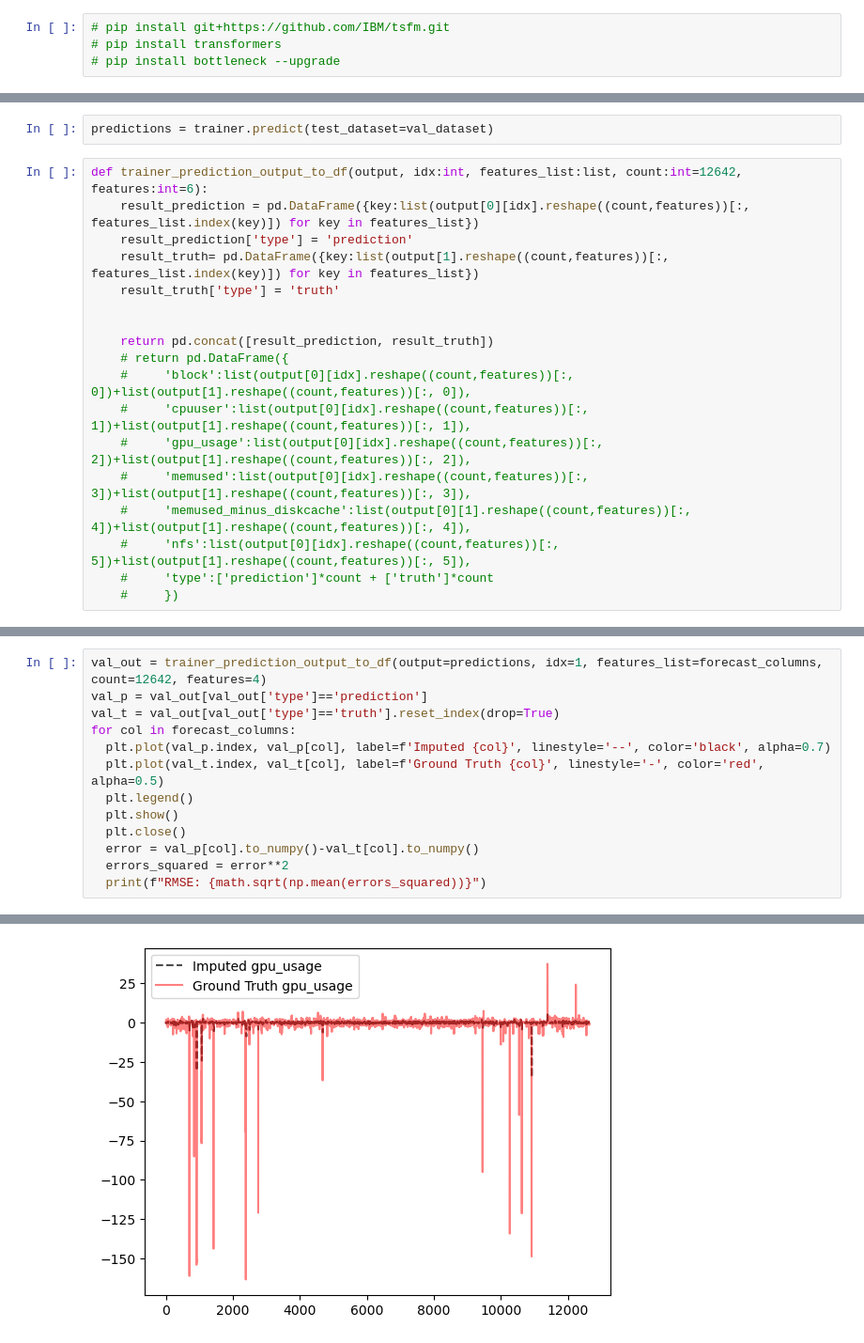
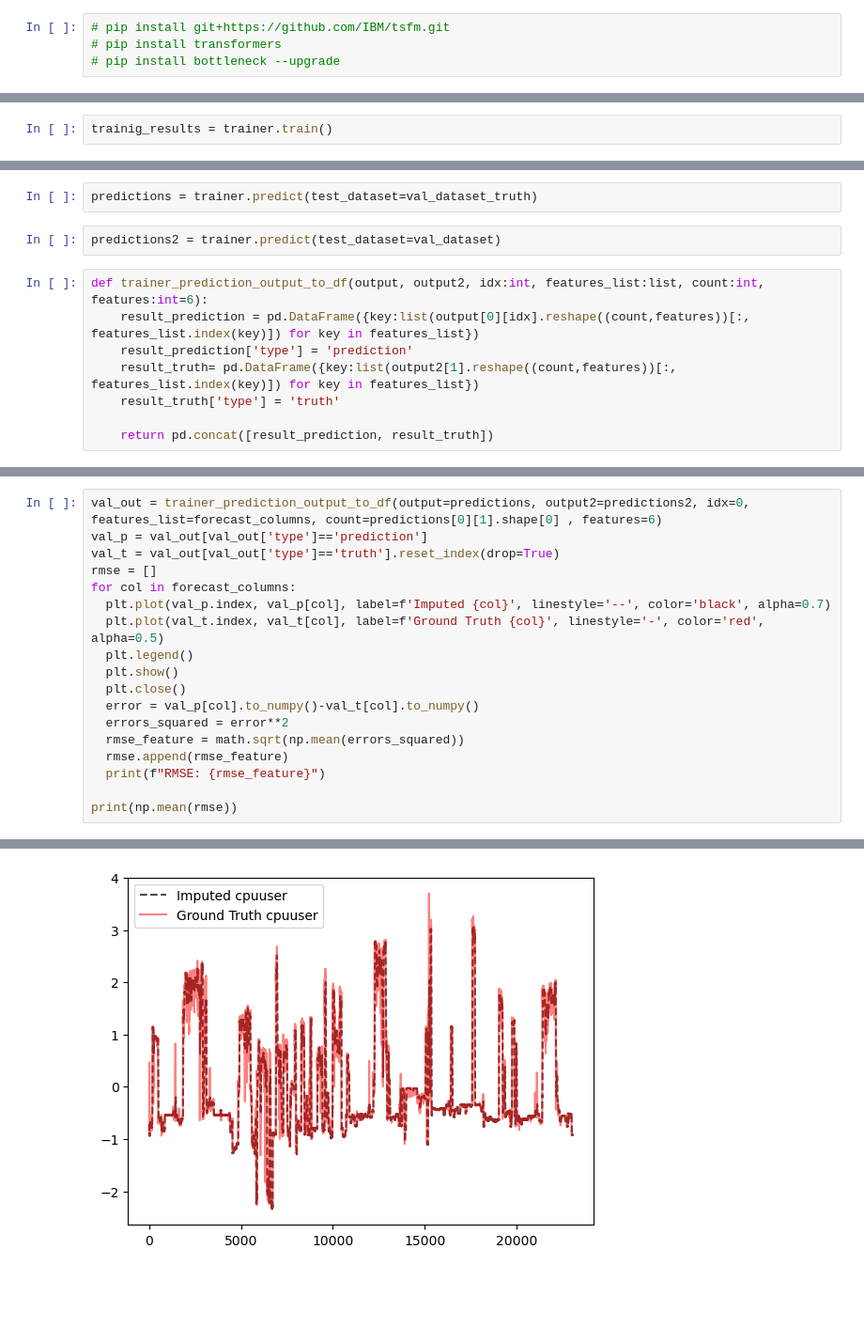
Before and after one commit to LeedsDaniel/Data_Center_ML, a Jupyter notebook: notebook.ipynb, the cells around one changed output, grey strips where cells are left out. Shown at 94% size. Cells and saved outputs as stored; diff of their text form; blank space fills up the shorter version.

```diff
--- a/notebook.ipynb
+++ b/notebook.ipynb
@@ -158,0 +149,2 @@ TrainOutput(global_step=34250, training_loss=0.6270233020643248, metrics={'train
+# %%
+trainig_results = trainer.train()
@@ -159,20 +206,12 @@ TrainOutput(global_step=34250, training_loss=0.6270233020643248, metrics={'train
 # %%
-predictions = trainer.predict(test_dataset=val_dataset)
+predictions = trainer.predict(test_dataset=val_dataset_truth)
+# %%
+predictions2 = trainer.predict(test_dataset=val_dataset)
 # %%
-def trainer_prediction_output_to_df(output, idx:int, features_list:list, count:int=12642, features:int=6):
+def trainer_prediction_output_to_df(output, output2, idx:int, features_list:list, count:int, features:int=6):
     result_prediction = pd.DataFrame({key:list(output[0][idx].reshape((count,features))[:, features_list.index(key)]) for key in features_list})
     result_prediction['type'] = 'prediction'
-    result_truth= pd.DataFrame({key:list(output[1].reshape((count,features))[:, features_list.index(key)]) for key in features_list})
+    result_truth= pd.DataFrame({key:list(output2[1].reshape((count,features))[:, features_list.index(key)]) for key in features_list})
     result_truth['type'] = 'truth'
 
-
     return pd.concat([result_prediction, result_truth])
-    # return pd.DataFrame({
-    #     'block':list(output[0][idx].reshape((count,features))[:, 0])+list(output[1].reshape((count,features))[:, 0]),
-    #     'cpuuser':list(output[0][idx].reshape((count,features))[:, 1])+list(output[1].reshape((count,features))[:, 1]),
-    #     'gpu_usage':list(output[0][idx].reshape((count,features))[:, 2])+list(output[1].reshape((count,features))[:, 2]),
-    #     'memused':list(output[0][idx].reshape((count,features))[:, 3])+list(output[1].reshape((count,features))[:, 3]),
-    #     'memused_minus_diskcache':list(output[0][1].reshape((count,features))[:, 4])+list(output[1].reshape((count,features))[:, 4]),
-    #     'nfs':list(output[0][idx].reshape((count,features))[:, 5])+list(output[1].reshape((count,features))[:, 5]),
-    #     'type':['prediction']*count + ['truth']*count
-    #     })
@@ -195,7 +218,8 @@ def trainer_prediction_output_to_df_v2(output):
 # %%
-val_out = trainer_prediction_output_to_df(output=predictions, idx=1, features_list=forecast_columns, count=12642, features=4)
+val_out = trainer_prediction_output_to_df(output=predictions, output2=predictions2, idx=0, features_list=forecast_columns, count=predictions[0][1].shape[0] , features=6)
 val_p = val_out[val_out['type']=='prediction']
 val_t = val_out[val_out['type']=='truth'].reset_index(drop=True)
+rmse = []
 for col in forecast_columns:
   plt.plot(val_p.index, val_p[col], label=f'Imputed {col}', linestyle='--', color='black', alpha=0.7)
   plt.plot(val_t.index, val_t[col], label=f'Ground Truth {col}', linestyle='-', color='red', alpha=0.5)
@@ -204,5 +228,9 @@ for col in forecast_columns:
   plt.close()
   error = val_p[col].to_numpy()-val_t[col].to_numpy()
   errors_squared = error**2
-  print(f"RMSE: {math.sqrt(np.mean(errors_squared))}")
+  rmse_feature = math.sqrt(np.mean(errors_squared))
+  rmse.append(rmse_feature)
+  print(f"RMSE: {rmse_feature}")
+
+print(np.mean(rmse))
 # %% [output]
@@ -211 +239 @@ RMSE: 14.696990887174671
-[figure, old version]
+[figure, new version]
```
Also changed, not shown: parts of 21 cells of this notebook.
